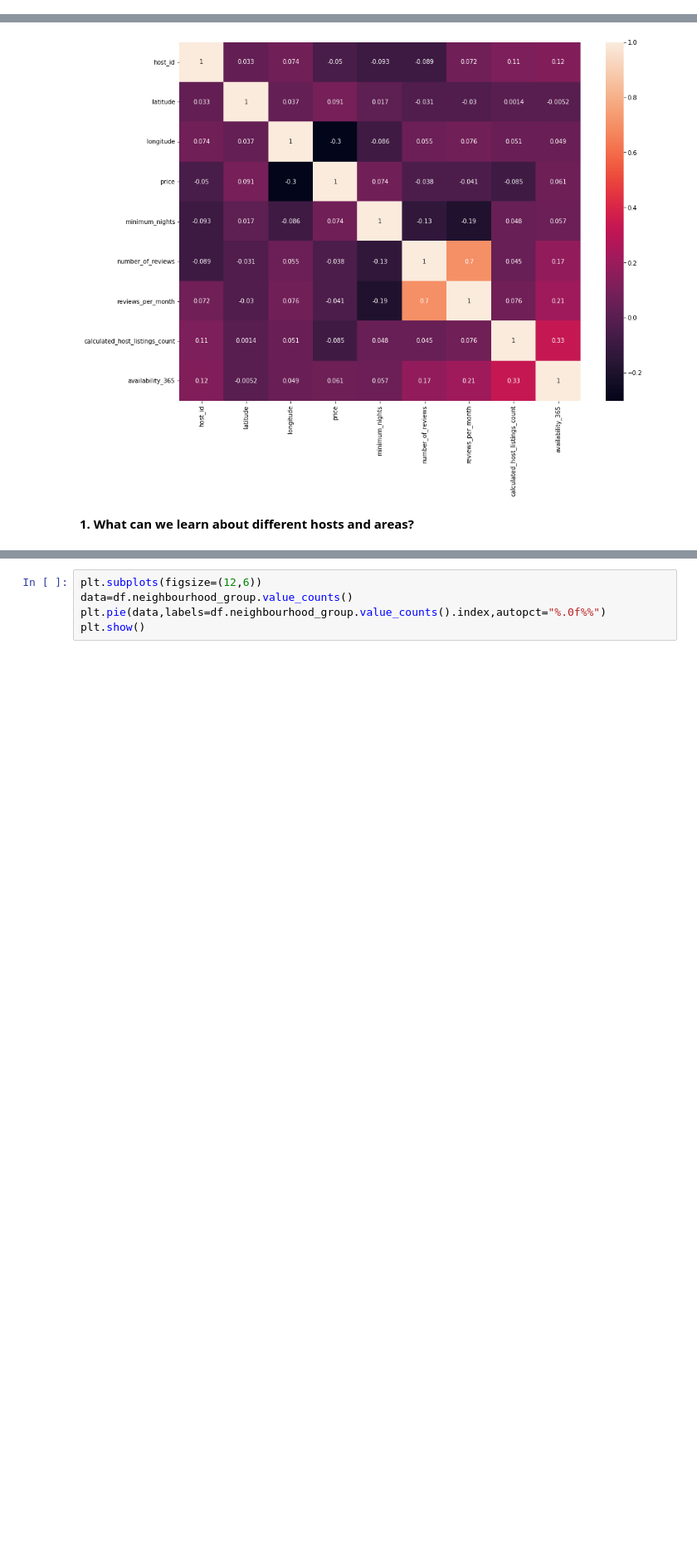
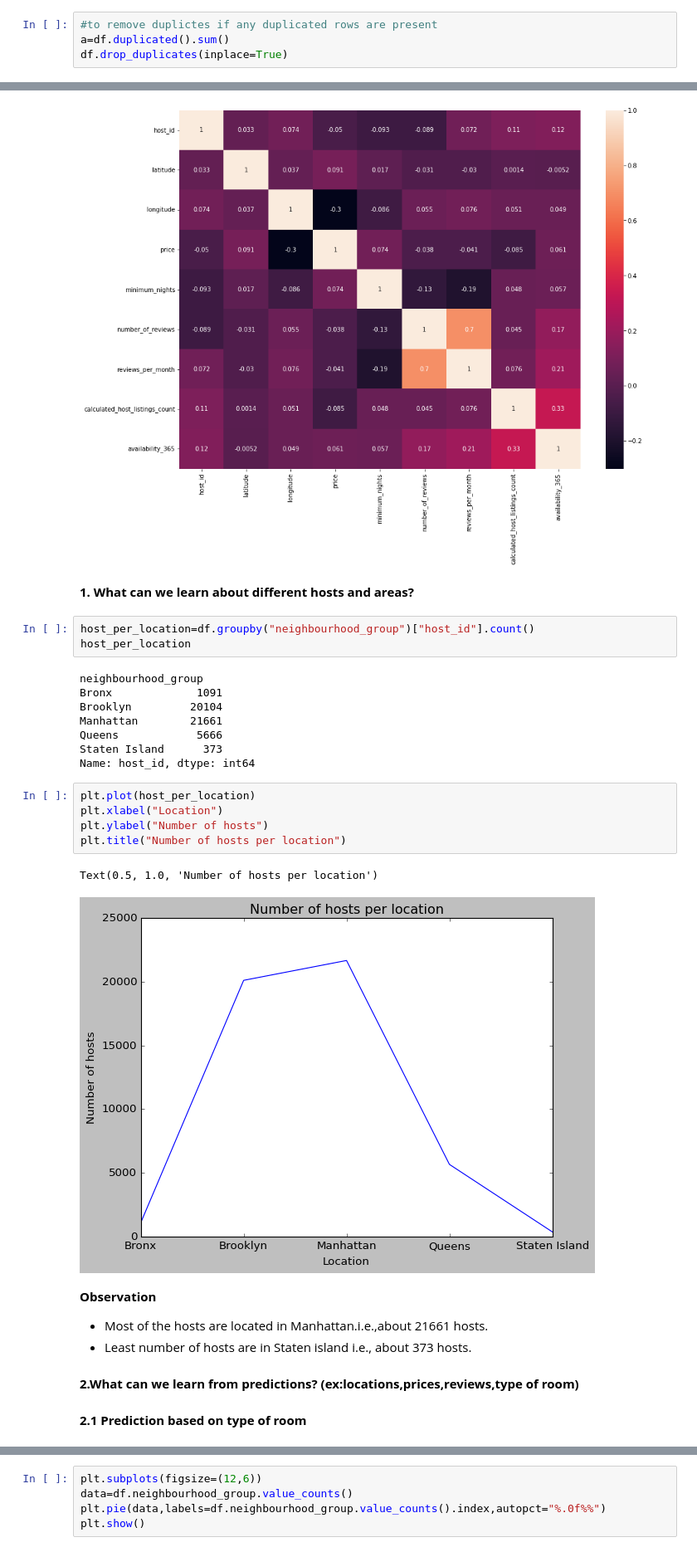
Before and after one commit to sneraikar/Airbnb-Bookings-Analysis, a Jupyter notebook: Airbnb_Bookings_Analysis_Capstone_Project_Solution.ipynb, the cells around one changed output, grey strips where cells are left out. Shown at 83% size. Drawn from its saved outputs; the diff is of its cells as text; blank space fills up the shorter version.

```diff
--- a/Airbnb_Bookings_Analysis_Capstone_Project_Solution.ipynb
+++ b/Airbnb_Bookings_Analysis_Capstone_Project_Solution.ipynb
@@ -115,3 +117,7 @@ backup_data.head(4)
+# %%
+#to remove duplictes if any duplicated rows are present
+a=df.duplicated().sum()
+df.drop_duplicates(inplace=True)
 # %% [markdown]
 **Step 1: Descriptive Analysis**
 > To get a precise summary of Dataframe, info() function is used.
@@ -281,3 +283,30 @@ Index(['name', 'host_id', 'neighbourhood_group', 'neighbourhood', 'latitude',
 [figure]
 # %% [markdown]
 **1. What can we learn about different hosts and areas?**
+# %%
+host_per_location=df.groupby("neighbourhood_group")["host_id"].count()
+host_per_location
+# %% [output]
+neighbourhood_group
+Bronx             1091
+Brooklyn         20104
+Manhattan        21661
+Queens            5666
+Staten Island      373
+Name: host_id, dtype: int64
+# %%
+plt.plot(host_per_location)
+plt.xlabel("Location")
+plt.ylabel("Number of hosts")
+plt.title("Number of hosts per location")
+# %% [output]
+Text(0.5, 1.0, 'Number of hosts per location')
+[figure, added]
+# %% [markdown]
+**Observation**
+- Most of the hosts are located in Manhattan.i.e.,about 21661 hosts.
+- Least number of hosts are in Staten island i.e., about 373 hosts.
+# %% [markdown]
+**2.What can we learn from predictions? (ex:locations,prices,reviews,type of room)**
+# %% [markdown]
+**2.1 Prediction based on type of room**
```
Also changed, not shown: parts of 21 cells of this notebook.
